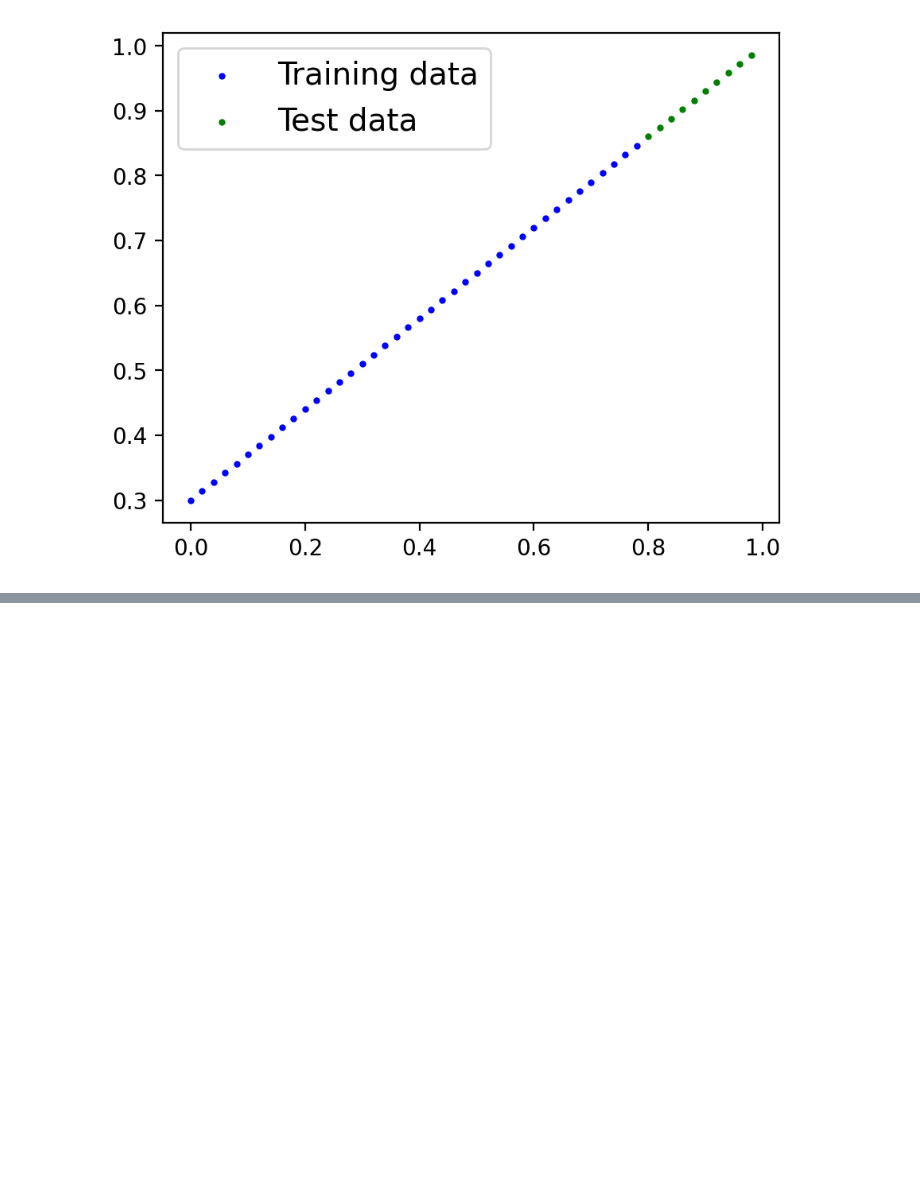
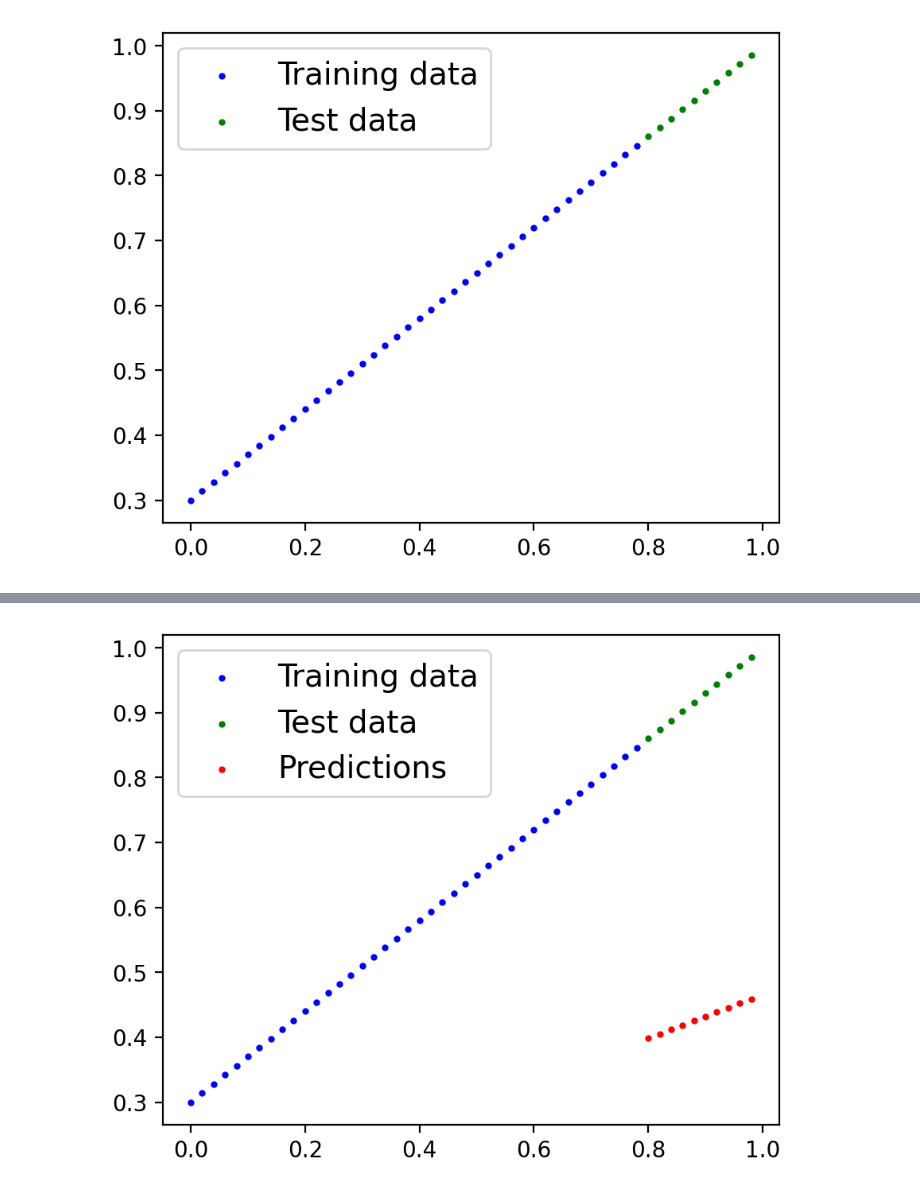
Before and after one commit to Hit07/ML-DL-Torch, a Jupyter notebook: Pytorch_Workflow.ipynb, the cells around one changed output, grey strips where cells are left out. Cells and saved outputs as stored; diff of their text form; code cells hidden in the pictures; blank space fills up the shorter version.

```diff
--- a/Pytorch_Workflow.ipynb
+++ b/Pytorch_Workflow.ipynb
@@ -77,0 +95,24 @@ plot_prediction()
+# %%
+# Base class for all neural network model
+class LinearRegressionModel(nn.Module):
+  def __init__(self):
+    super().__init__()
+
+    # Initialize the model paramenters with random numbers
+    self.weights = nn.Parameter(torch.randn(1,
+                                            requires_grad=True,
+                                            dtype=torch.float))
+    self.bias = nn.Parameter(torch.randn(1,
+                                            requires_grad=True,
+                                            dtype=torch.float))
+    # Forward method to define the model and x is input data
+  def forward(self,x:torch.Tensor) -> torch.Tensor:
+      return self.weights * x + self.bias
+# %%
+# Create a random seed
+torch.manual_seed(42)
+
+# Instantiate the Model
+model_0 = LinearRegressionModel()
+
+list(model_0.parameters())
@@ -77,0 +134,5 @@ plot_prediction()
+# %%
+with torch.inference_mode():
+  y_preds = model_0(X_test)
+
+y_preds,y_test
@@ -77,0 +160,4 @@ plot_prediction()
+# %%
+plot_prediction(predictions=y_preds)
+# %% [output]
+[figure, added]
```
Also changed, not shown: parts of 7 cells of this notebook.
